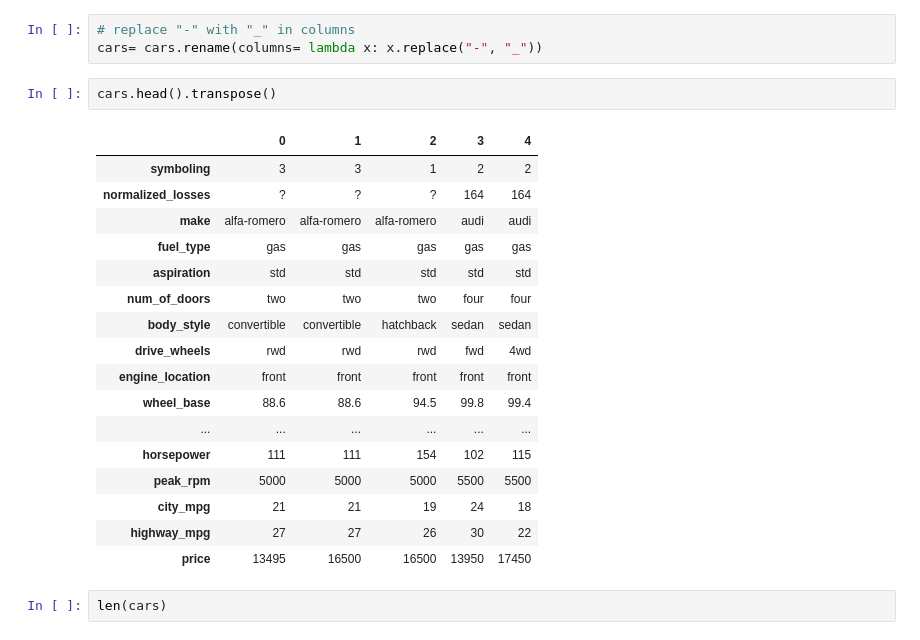
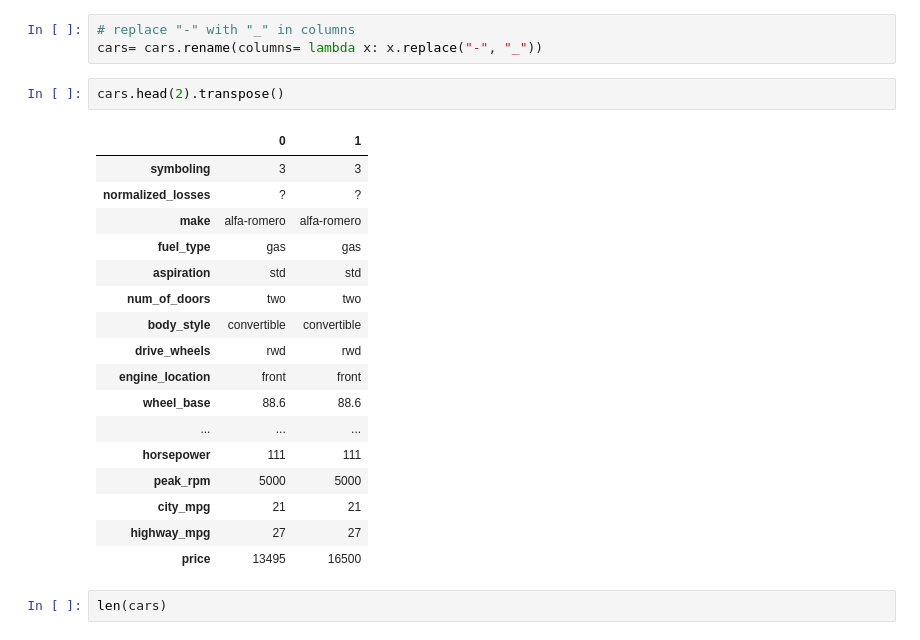
Before and after one commit to ChanduKReddy99/LinearRegression_CarsDataSet, a Jupyter notebook: auto_mpg_LR/auto-mpg.ipynb, the cells around one changed output. Drawn from its saved outputs; the diff is of its cells as text.

```diff
--- a/auto_mpg_LR/auto-mpg.ipynb
+++ b/auto_mpg_LR/auto-mpg.ipynb
@@ -19,25 +19,25 @@ cars.head()
 # replace "-" with "_" in columns
 cars= cars.rename(columns= lambda x: x.replace("-", "_"))
 # %%
-cars.head().transpose()
+cars.head(2).transpose()
 # %% [output]
-|  | 0 | 1 | 2 | 3 | 4 |
-| symboling | 3 | 3 | 1 | 2 | 2 |
-| normalized_losses | ? | ? | ? | 164 | 164 |
-| make | alfa-romero | alfa-romero | alfa-romero | audi | audi |
-| fuel_type | gas | gas | gas | gas | gas |
-| aspiration | std | std | std | std | std |
-| num_of_doors | two | two | two | four | four |
-| body_style | convertible | convertible | hatchback | sedan | sedan |
-| drive_wheels | rwd | rwd | rwd | fwd | 4wd |
-| engine_location | front | front | front | front | front |
-| wheel_base | 88.6 | 88.6 | 94.5 | 99.8 | 99.4 |
-| ... | ... | ... | ... | ... | ... |
-| horsepower | 111 | 111 | 154 | 102 | 115 |
-| peak_rpm | 5000 | 5000 | 5000 | 5500 | 5500 |
-| city_mpg | 21 | 21 | 19 | 24 | 18 |
-| highway_mpg | 27 | 27 | 26 | 30 | 22 |
-| price | 13495 | 16500 | 16500 | 13950 | 17450 |
+|  | 0 | 1 |
+| symboling | 3 | 3 |
+| normalized_losses | ? | ? |
+| make | alfa-romero | alfa-romero |
+| fuel_type | gas | gas |
+| aspiration | std | std |
+| num_of_doors | two | two |
+| body_style | convertible | convertible |
+| drive_wheels | rwd | rwd |
+| engine_location | front | front |
+| wheel_base | 88.6 | 88.6 |
+| ... | ... | ... |
+| horsepower | 111 | 111 |
+| peak_rpm | 5000 | 5000 |
+| city_mpg | 21 | 21 |
+| highway_mpg | 27 | 27 |
+| price | 13495 | 16500 |
 # %%
 len(cars)
 # %% [output]
```
Also changed, not shown: parts of 47 cells of this notebook, 3 other files.
